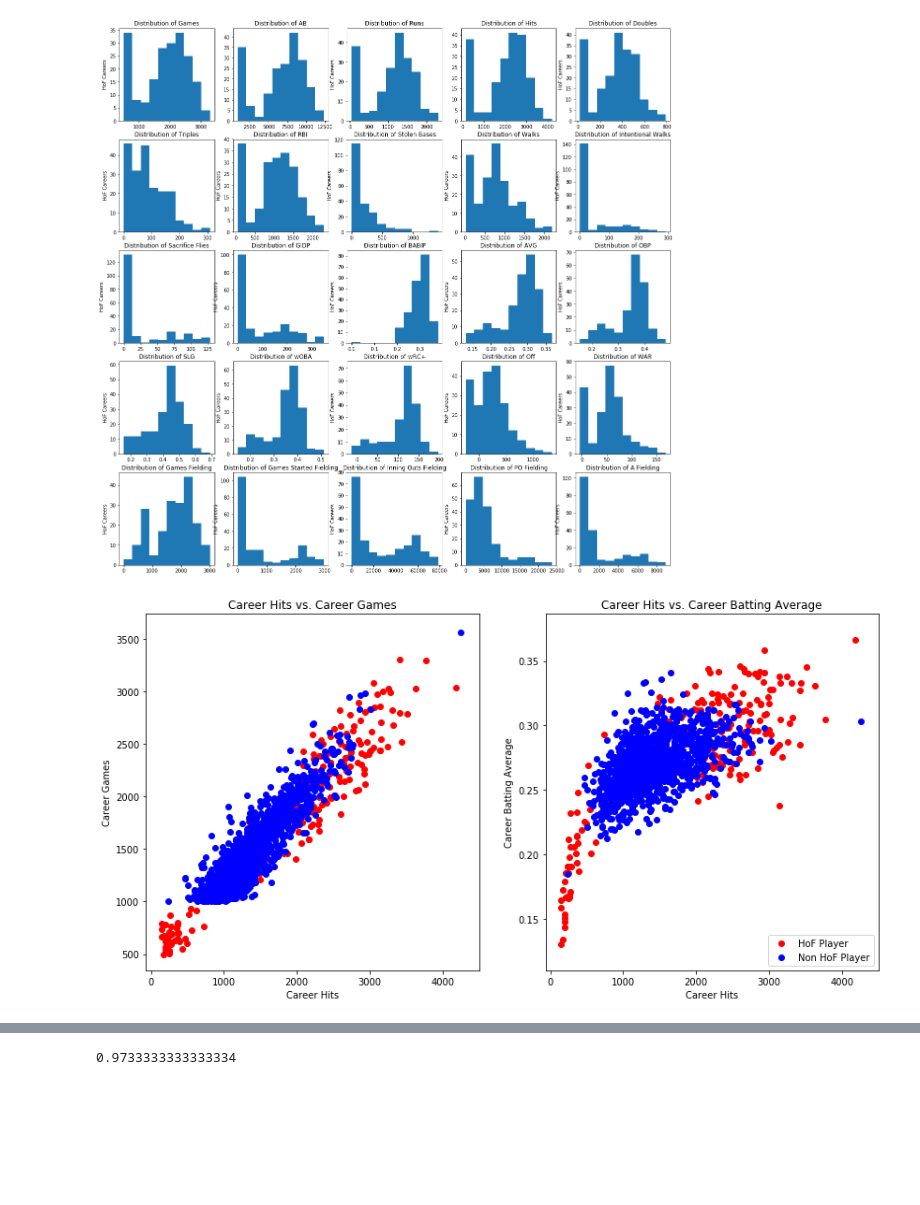
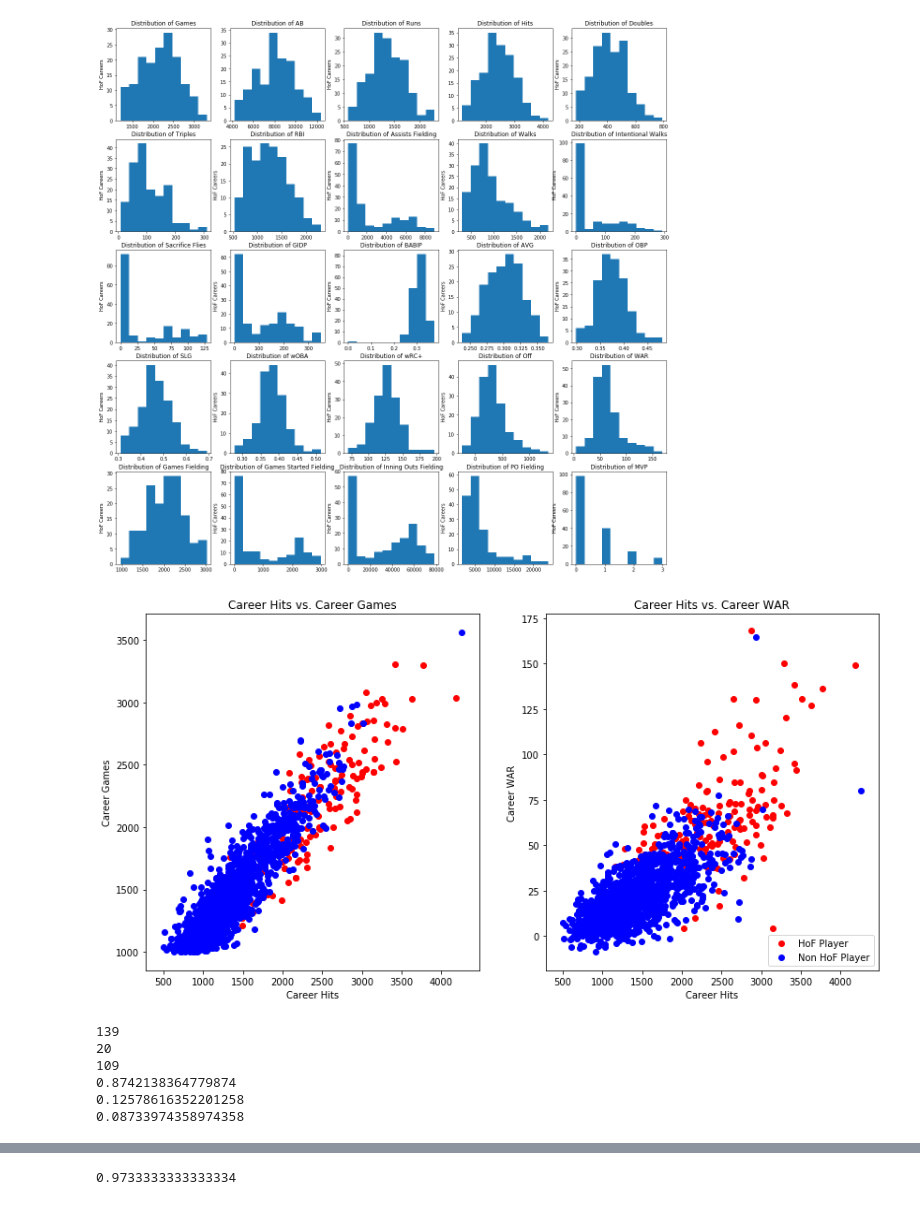
Before and after one commit to simonbe-unc/recursive-bambino, a Jupyter notebook: Baseball Project.ipynb, the cells around one changed output, grey strips where cells are left out. Saved outputs shown, nothing was run; the diff lists cells and outputs as text; code cells hidden in the pictures; blank space fills up the shorter version.

```diff
--- a/Baseball Project.ipynb
+++ b/Baseball Project.ipynb
@@ -250,12 +250,13 @@ hofers = hofers[hoferslist[0]]
 hoflist = hofers.tolist()
 data['HOF'] = data['playerID'].apply(lambda x : 1 if x in hoflist else 0)
 # %%
-hoflessgames = data[(data['Career Stats G'] < 1000) & (data['HOF'] == 1)]
+# hoflessgames = data[(data['Career Stats G'] < 1000) & (data['HOF'] == 1)]
 data = data[data['Career Stats G'] >= 1000]
+data = data[data['Career Stats H'] >= 500]
 
-data = pd.concat([data, hoflessgames]).drop_duplicates()
+# data = pd.concat([data, hoflessgames]).drop_duplicates()
 # %%
-labels = data.iloc[:,[-1]].as_matrix()
+labels = np.asarray(data.iloc[:,[-1]])
 labels = np.squeeze(np.asarray(labels))
-data.drop(columns=['HOF', 'FanGraphs G', 'FanGraphs PA', 'FanGraphs R', 'FanGraphs RBI', 'Baseball Mag All-Star', 'TSN All-Star',
+data.drop(columns=['HOF', 'FanGraphs G', 'FanGraphs PA', 'FanGraphs R', 'FanGraphs RBI', 'FanGraphs SB', 'Baseball Mag All-Star', 'TSN All-Star',
                   'careerlength'], axis=1, inplace=True)
@@ -340,8 +345,8 @@ ax7.hist(hof_reduct['Career Stats RBI'])
 ax7.set_title('Distribution of RBI')
 ax7.set_ylabel('HoF Careers')
 
-ax8.hist(hof_reduct['Career Stats SB'])
-ax8.set_title('Distribution of Stolen Bases')
+ax8.hist(hof_reduct['A Fielding'])
+ax8.set_title('Distribution of Assists Fielding')
 ax8.set_ylabel('HoF Careers')
 
 ax9.hist(hof_reduct['Career Stats BB'])
@@ -408,8 +413,8 @@ ax24.hist(hof_reduct['PO Fielding'])
 ax24.set_title('Distribution of PO Fielding')
 ax24.set_ylabel('HoF Careers')
 
-ax25.hist(hof_reduct['A Fielding'])
-ax25.set_title('Distribution of A Fielding')
+ax25.hist(hof_reduct['MVP'])
+ax25.set_title('Distribution of MVP')
 ax25.set_ylabel('HoF Careers')
 
 stats = ['wOBA', 'wRC+', 'Off', 'WAR', 'Games Fielding', 'GS Fielding',
@@ -417,27 +422,27 @@ stats = ['wOBA', 'wRC+', 'Off', 'WAR', 'Games Fielding', 'GS Fielding',
 
 plt.show()
 # %% [output]
-[figure, old version]
+[figure, new version]
 # %%
 # Initialize the figure and add subplots
 fig = plt.figure(figsize=(14, 7))
 ax1 = fig.add_subplot(1,2,1)
 ax2 = fig.add_subplot(1,2,2)
 
 # Create Scatter plots for Hits vs. Average and Home Runs vs. Average
 ax1.scatter(hof_reduct['Career Stats H'], hof_reduct['Career Stats G'], c='r', label='HoF Player')
 ax1.scatter(nothof_reduct['Career Stats H'], nothof_reduct['Career Stats G'], c='b', label='Non HoF Player')
 ax1.set_title('Career Hits vs. Career Games')
 ax1.set_xlabel('Career Hits')
 ax1.set_ylabel('Career Games')
-ax2.scatter(hof_reduct['Career Stats H'], hof_reduct['AVG'], c='r', label='HoF Player')
-ax2.scatter(nothof_reduct['Career Stats H'], nothof_reduct['AVG'], c='b', label='Non HoF Player')
-ax2.set_title('Career Hits vs. Career Batting Average')
-ax2.set_ylabel('Career Batting Average')
+ax2.scatter(hof_reduct['Career Stats H'], hof_reduct['WAR'], c='r', label='HoF Player')
+ax2.scatter(nothof_reduct['Career Stats H'], nothof_reduct['WAR'], c='b', label='Non HoF Player')
+ax2.set_title('Career Hits vs. Career WAR')
+ax2.set_ylabel('Career WAR')
 ax2.set_xlabel('Career Hits')
 ax2.legend(loc='lower right', scatterpoints=1)
 
 # Show the plot
 plt.show()
 # %% [output]
-[figure, old version]
+[figure, new version]
@@ -443,0 +464,42 @@ plt.show()
+# %%
+# Determine True Positive count
+tp_filter_lr = (np_predictions_lr == 1) & (np_labels == 1)
+tp_lr = len(np_predictions_lr[tp_filter_lr])
+
+# Determine False Negative count
+fn_filter_lr = (np_predictions_lr == 0) & (np_labels == 1)
+fn_lr = len(np_predictions_lr[fn_filter_lr])
+
+# Determine False Positive count
+fp_filter_lr = (np_predictions_lr == 1) & (np_labels == 0)
+fp_lr = len(np_predictions_lr[fp_filter_lr])
+
+# Determine True Negative count
+tn_filter_lr = (np_predictions_lr == 0) & (np_labels == 0)
+tn_lr = len(np_predictions_lr[tn_filter_lr])
+
+# Determine True Positive rate
+tpr_lr = tp_lr / (tp_lr + fn_lr)
+
+# Determine False Negative rate
+fnr_lr = fn_lr / (fn_lr + tp_lr)
+
+# Determine False Positive rate
+fpr_lr = fp_lr / (fp_lr + tn_lr)
+
+# Print each count
+print(tp_lr)
+print(fn_lr)
+print(fp_lr)
+
+# Print each rate
+print(tpr_lr)
+print(fnr_lr)
+print(fpr_lr)
+# %% [output]
+139
+20
+109
+0.8742138364779874
+0.12578616352201258
+0.08733974358974358
```
Also changed, not shown: parts of 9 cells of this notebook.
